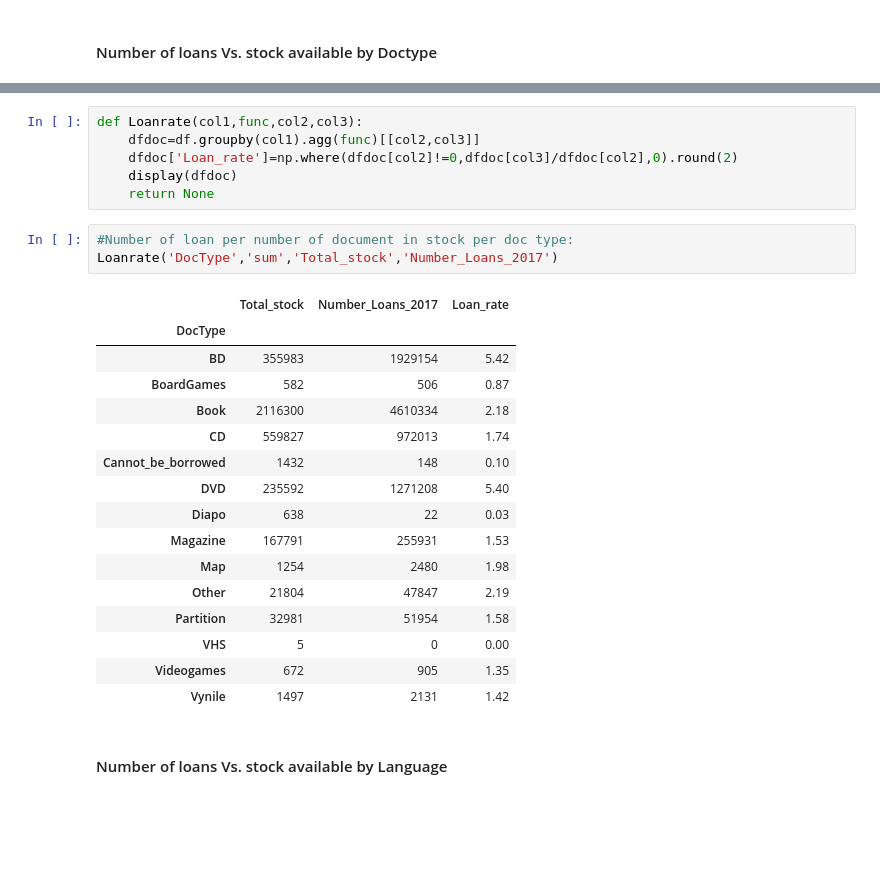
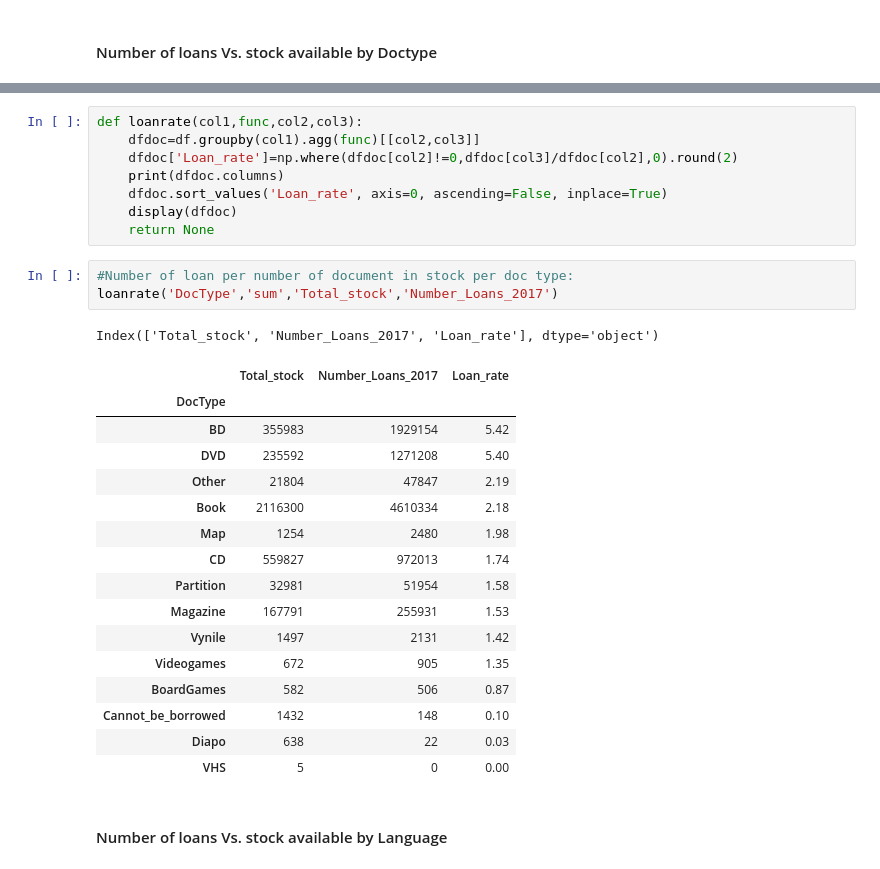
Before and after one commit to srosamont/Projects_Ironhack, a Jupyter notebook: Book_loan/Book_Loan_EDA.ipynb, the cells around one changed output, grey strips where cells are left out. Drawn from its saved outputs; the diff is of its cells as text; blank space fills up the shorter version.

```diff
--- a/Book_loan/Book_Loan_EDA.ipynb
+++ b/Book_loan/Book_Loan_EDA.ipynb
@@ -124,31 +237,34 @@ BubblePlot('DocType','sum','Total_stock','Number_Loans_2017')
 # %% [output]
 [figure]
 # %%
-def Loanrate(col1,func,col2,col3):
+def loanrate(col1,func,col2,col3):
     dfdoc=df.groupby(col1).agg(func)[[col2,col3]]
     dfdoc['Loan_rate']=np.where(dfdoc[col2]!=0,dfdoc[col3]/dfdoc[col2],0).round(2)
+    print(dfdoc.columns)
+    dfdoc.sort_values('Loan_rate', axis=0, ascending=False, inplace=True)
     display(dfdoc)
     return None
 # %%
 #Number of loan per number of document in stock per doc type:
-Loanrate('DocType','sum','Total_stock','Number_Loans_2017')
+loanrate('DocType','sum','Total_stock','Number_Loans_2017')
 # %% [output]
+Index(['Total_stock', 'Number_Loans_2017', 'Loan_rate'], dtype='object')
 |  | Total_stock | Number_Loans_2017 | Loan_rate |
 | DocType |  |  |  |
 | BD | 355983 | 1929154 | 5.42 |
+| DVD | 235592 | 1271208 | 5.40 |
+| Other | 21804 | 47847 | 2.19 |
+| Book | 2116300 | 4610334 | 2.18 |
+| Map | 1254 | 2480 | 1.98 |
+| CD | 559827 | 972013 | 1.74 |
+| Partition | 32981 | 51954 | 1.58 |
+| Magazine | 167791 | 255931 | 1.53 |
+| Vynile | 1497 | 2131 | 1.42 |
+| Videogames | 672 | 905 | 1.35 |
 | BoardGames | 582 | 506 | 0.87 |
-| Book | 2116300 | 4610334 | 2.18 |
-| CD | 559827 | 972013 | 1.74 |
 | Cannot_be_borrowed | 1432 | 148 | 0.10 |
-| DVD | 235592 | 1271208 | 5.40 |
 | Diapo | 638 | 22 | 0.03 |
-| Magazine | 167791 | 255931 | 1.53 |
-| Map | 1254 | 2480 | 1.98 |
-| Other | 21804 | 47847 | 2.19 |
-| Partition | 32981 | 51954 | 1.58 |
 | VHS | 5 | 0 | 0.00 |
-| Videogames | 672 | 905 | 1.35 |
-| Vynile | 1497 | 2131 | 1.42 |
 # %% [markdown]
 #### Number of loans Vs. stock available by Language
 # %%
```
Also changed, not shown: parts of 40 cells of this notebook.
